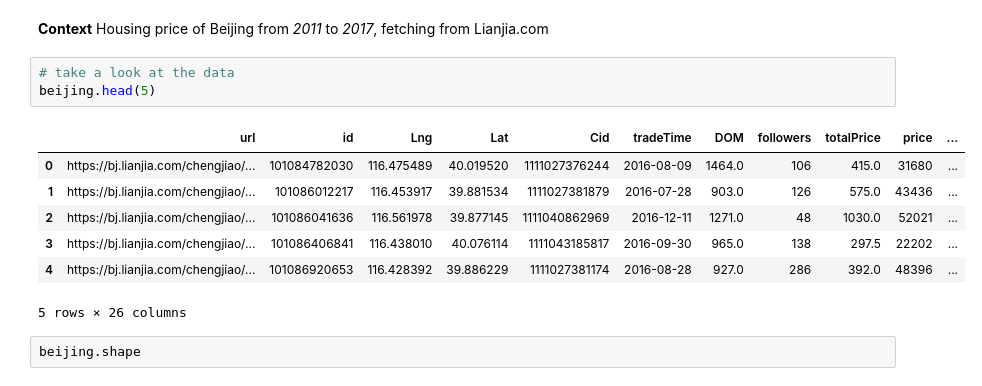
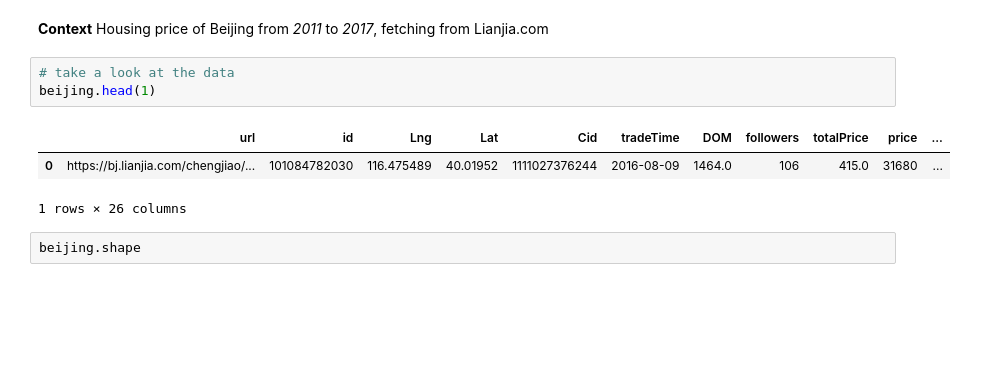
Before and after one commit to dp-wu/Home-Price-Analysis, a Jupyter notebook: Beijing Housing Price.ipynb, the cells around one changed output. Cells and saved outputs as stored; diff of their text form; blank space fills up the shorter version.

```diff
--- a/Beijing Housing Price.ipynb
+++ b/Beijing Housing Price.ipynb
@@ -15,15 +16,11 @@ beijing = pd.read_csv('new.csv', encoding = 'unicode_escape', low_memory=False)
 **Context** Housing price of Beijing from *2011* to *2017*, fetching from Lianjia.com
 # %%
 # take a look at the data
-beijing.head(5)
+beijing.head(1)
 # %% [output]
 |  | url | id | Lng | Lat | Cid | tradeTime | DOM | followers | totalPrice | price | ... |
-| 0 | https://bj.lianjia.com/chengjiao/... | 101084782030 | 116.475489 | 40.019520 | 1111027376244 | 2016-08-09 | 1464.0 | 106 | 415.0 | 31680 | ... |
-| 1 | https://bj.lianjia.com/chengjiao/... | 101086012217 | 116.453917 | 39.881534 | 1111027381879 | 2016-07-28 | 903.0 | 126 | 575.0 | 43436 | ... |
-| 2 | https://bj.lianjia.com/chengjiao/... | 101086041636 | 116.561978 | 39.877145 | 1111040862969 | 2016-12-11 | 1271.0 | 48 | 1030.0 | 52021 | ... |
-| 3 | https://bj.lianjia.com/chengjiao/... | 101086406841 | 116.438010 | 40.076114 | 1111043185817 | 2016-09-30 | 965.0 | 138 | 297.5 | 22202 | ... |
-| 4 | https://bj.lianjia.com/chengjiao/... | 101086920653 | 116.428392 | 39.886229 | 1111027381174 | 2016-08-28 | 927.0 | 286 | 392.0 | 48396 | ... |
+| 0 | https://bj.lianjia.com/chengjiao/... | 101084782030 | 116.475489 | 40.01952 | 1111027376244 | 2016-08-09 | 1464.0 | 106 | 415.0 | 31680 | ... |
-5 rows × 26 columns
+1 rows × 26 columns
 # %%
 beijing.shape
 # %% [output]
```
Also changed, not shown: parts of 36 cells of this notebook.
